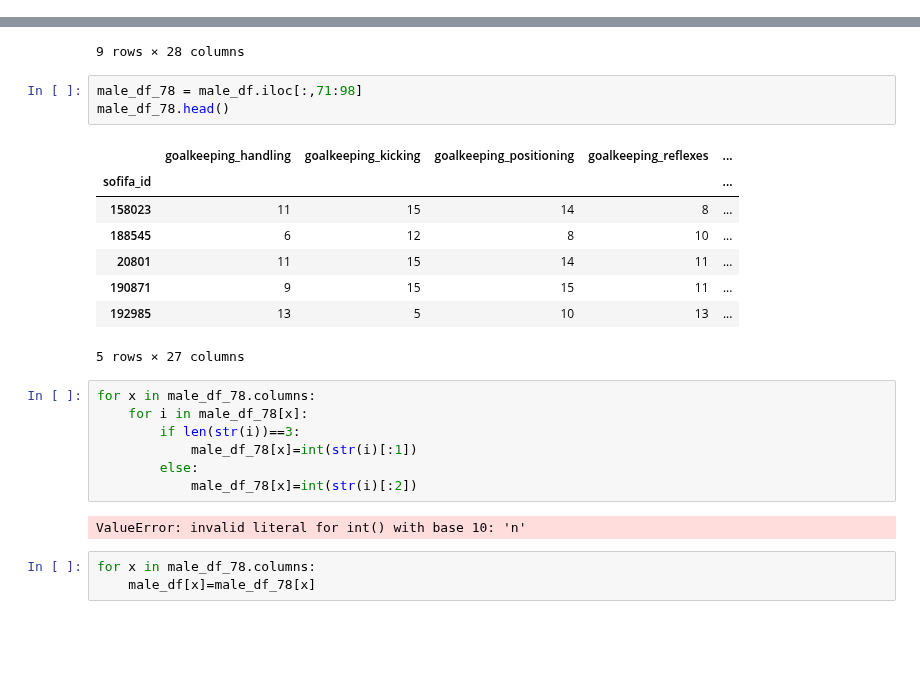
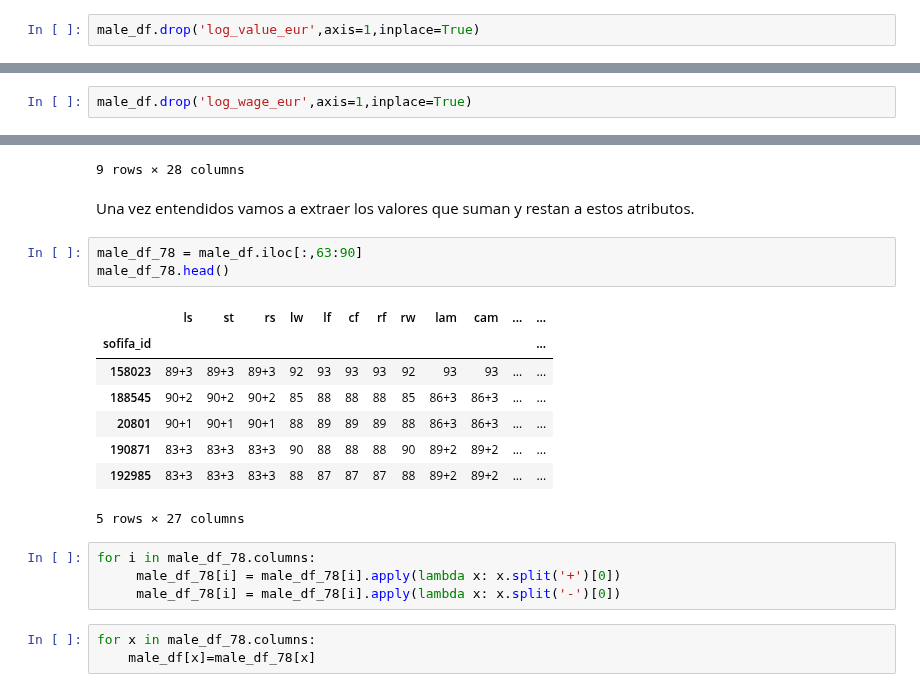
Before and after one commit to ironhack-bcn-data-pt/PR06-Machine-Learning-Group-Project, a Jupyter notebook: Project_06-Final.ipynb, the cells around one changed output, grey strips where cells are left out. Saved outputs shown, nothing was run; the diff lists cells and outputs as text; blank space fills up the shorter version.

```diff
--- a/Project_06-Final.ipynb
+++ b/Project_06-Final.ipynb
@@ -410,6 +410,8 @@ male_df.value_eur.nsmallest(10).hist()
 # %% [output]
 <AxesSubplot:>
 [figure]
+# %%
+male_df.drop('log_value_eur',axis=1,inplace=True)
 # %% [markdown]
 ### Wage
 Observamos lo mismo que en la columna Value.
@@ -451,6 +453,8 @@ True
 z, p
 # %% [output]
 (1.0, 0.0)
+# %%
+male_df.drop('log_wage_eur',axis=1,inplace=True)
 # %% [markdown]
 ### Edad
 Lo que vemos en esta columna es que los jugadores se concentran mayoritariamente entre los 21 y los 29.
@@ -1214,27 +1219,24 @@ male_df[(male_df.short_name == 'K. Mbappé') | (male_df.short_name == "N. Kanté
 | 229558 | D. Upamecano | 62+2 | 62+2 | 62+2 | 63 | 63 | 63 | 63 | 63 | 64+2 | ... |
 | 226851 | B. Pavard | 66+3 | 66+3 | 66+3 | 67 | 66 | 66 | 66 | 67 | 68+3 | ... |
 9 rows × 28 columns
+# %% [markdown]
+Una vez entendidos vamos a extraer los valores que suman y restan a estos atributos.
 # %%
-male_df_78 = male_df.iloc[:,71:98]
+male_df_78 = male_df.iloc[:,63:90]
 male_df_78.head()
 # %% [output]
-|  | goalkeeping_handling | goalkeeping_kicking | goalkeeping_positioning | goalkeeping_reflexes | ... |
-| sofifa_id |  |  |  |  | ... |
-| 158023 | 11 | 15 | 14 | 8 | ... |
-| 188545 | 6 | 12 | 8 | 10 | ... |
-| 20801 | 11 | 15 | 14 | 11 | ... |
-| 190871 | 9 | 15 | 15 | 11 | ... |
-| 192985 | 13 | 5 | 10 | 13 | ... |
+|  | ls | st | rs | lw | lf | cf | rf | rw | lam | cam | ... | ... |
+| sofifa_id |  |  |  |  |  |  |  |  |  |  |  | ... |
+| 158023 | 89+3 | 89+3 | 89+3 | 92 | 93 | 93 | 93 | 92 | 93 | 93 | ... | ... |
+| 188545 | 90+2 | 90+2 | 90+2 | 85 | 88 | 88 | 88 | 85 | 86+3 | 86+3 | ... | ... |
+| 20801 | 90+1 | 90+1 | 90+1 | 88 | 89 | 89 | 89 | 88 | 86+3 | 86+3 | ... | ... |
+| 190871 | 83+3 | 83+3 | 83+3 | 90 | 88 | 88 | 88 | 90 | 89+2 | 89+2 | ... | ... |
+| 192985 | 83+3 | 83+3 | 83+3 | 88 | 87 | 87 | 87 | 88 | 89+2 | 89+2 | ... | ... |
 5 rows × 27 columns
 # %%
-for x in male_df_78.columns:
-    for i in male_df_78[x]:
-        if len(str(i))==3:
-            male_df_78[x]=int(str(i)[:1])
-        else:
-            male_df_78[x]=int(str(i)[:2])
+for i in male_df_78.columns:
+     male_df_78[i] = male_df_78[i].apply(lambda x: x.split('+')[0])
+     male_df_78[i] = male_df_78[i].apply(lambda x: x.split('-')[0])
-# %% [output]
-ValueError: invalid literal for int() with base 10: 'n'
 # %%
 for x in male_df_78.columns:
     male_df[x]=male_df_78[x]
```
Also changed, not shown: parts of 16 cells of this notebook.
